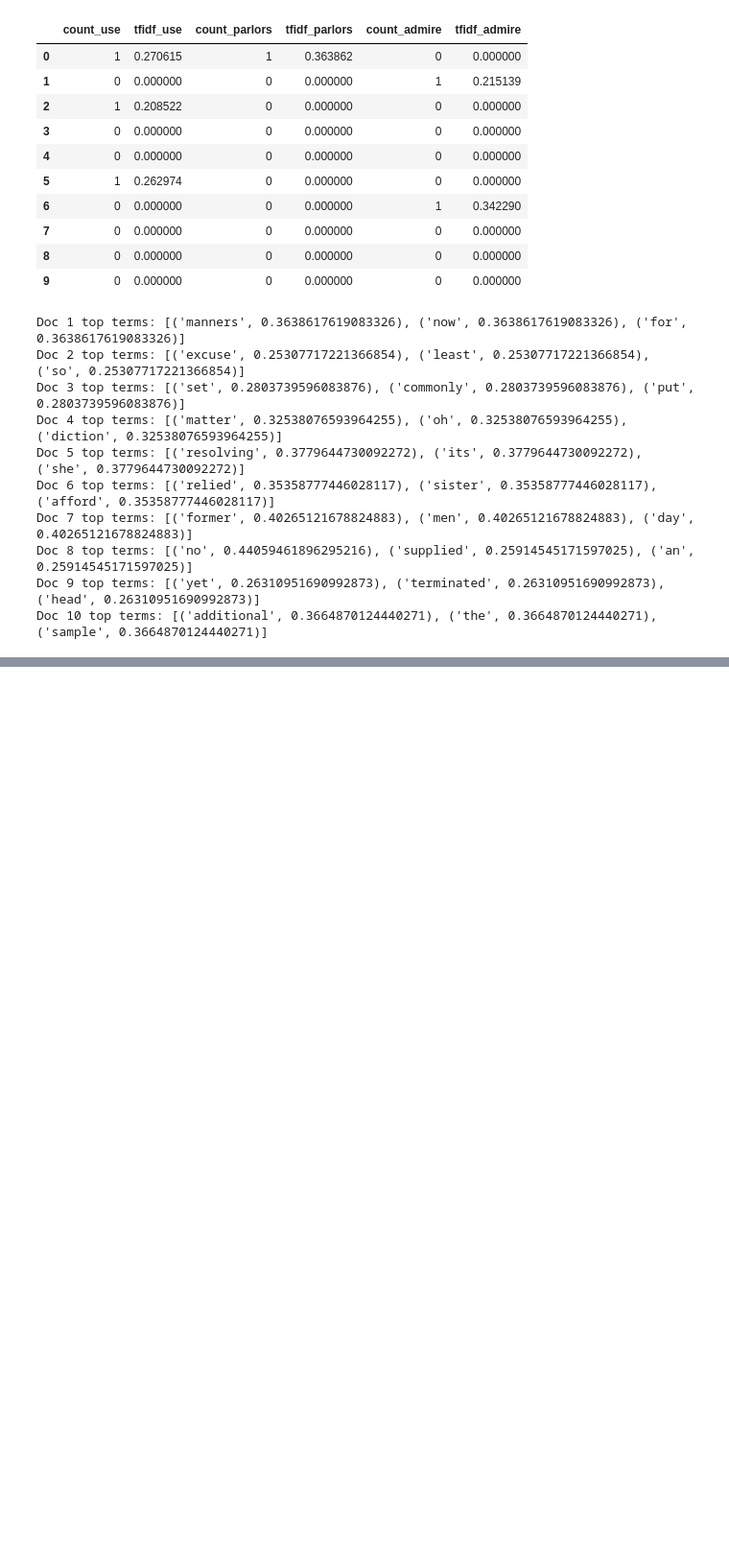
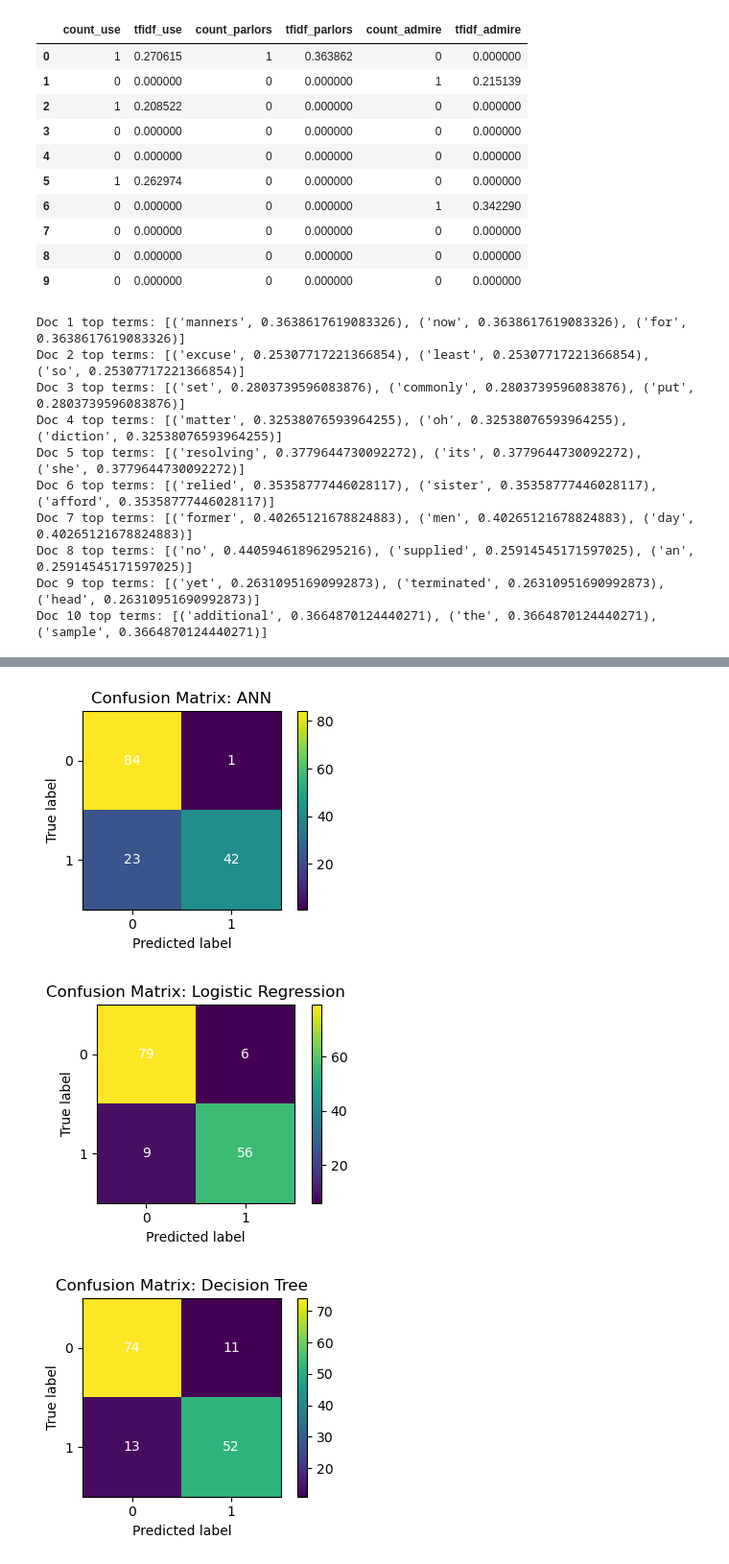
Before and after one commit to ramprashant66/CSC177_Poject1, a Jupyter notebook: Assignment 4/Assignment4.ipynb, the cells around one changed output, grey strips where cells are left out. Shown: that part at 96% size. Saved outputs shown, nothing was run; the diff lists cells and outputs as text; code cells hidden in the pictures; blank space fills up the shorter version.

```diff
--- a/Assignment 4/Assignment4.ipynb
+++ b/Assignment 4/Assignment4.ipynb
@@ -315,0 +463,21 @@ Doc 10 top terms: [('additional', 0.3664870124440271), ('the', 0.366487012444027
+# %%
+# Cell 6: Confusion Matrices for each model
+for name, pred in zip(models, [y_pred_ann, y_pred_lr, y_pred_dt]):
+    cm = confusion_matrix(y_test, pred)
+    plt.figure(figsize=(4,3))
+    plt.imshow(cm, interpolation='nearest', cmap='viridis')
+    plt.title(f'Confusion Matrix: {name}')
+    plt.xlabel('Predicted label')
+    plt.ylabel('True label')
+    plt.xticks([0,1])
+    plt.yticks([0,1])
+    for i in range(2):
+        for j in range(2):
+            plt.text(j, i, cm[i,j], ha='center', va='center', color='white')
+    plt.colorbar()
+    plt.tight_layout()
+    plt.show()
+# %% [output]
+[figure, added]
+[figure, added]
+[figure, added]
```
Also changed, not shown: parts of 16 cells of this notebook, 1 other file.
